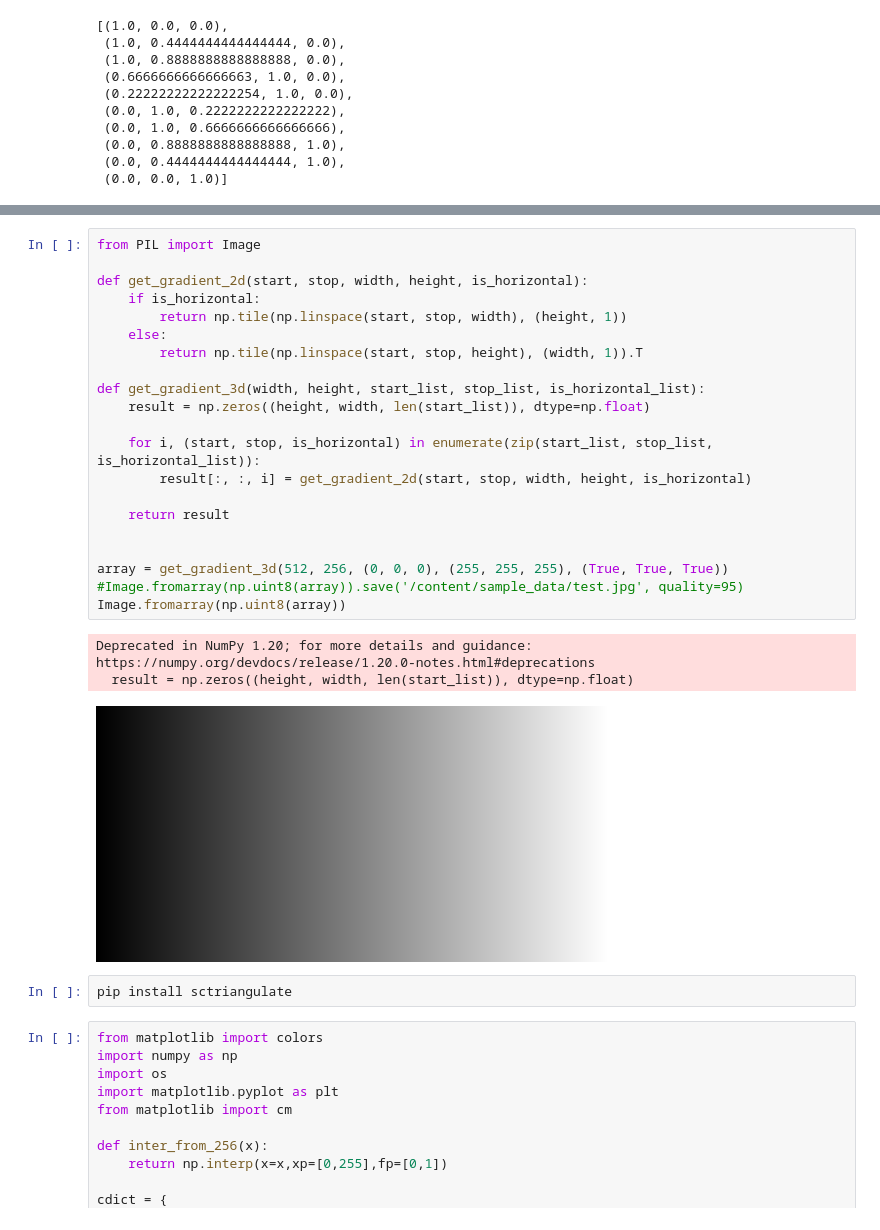
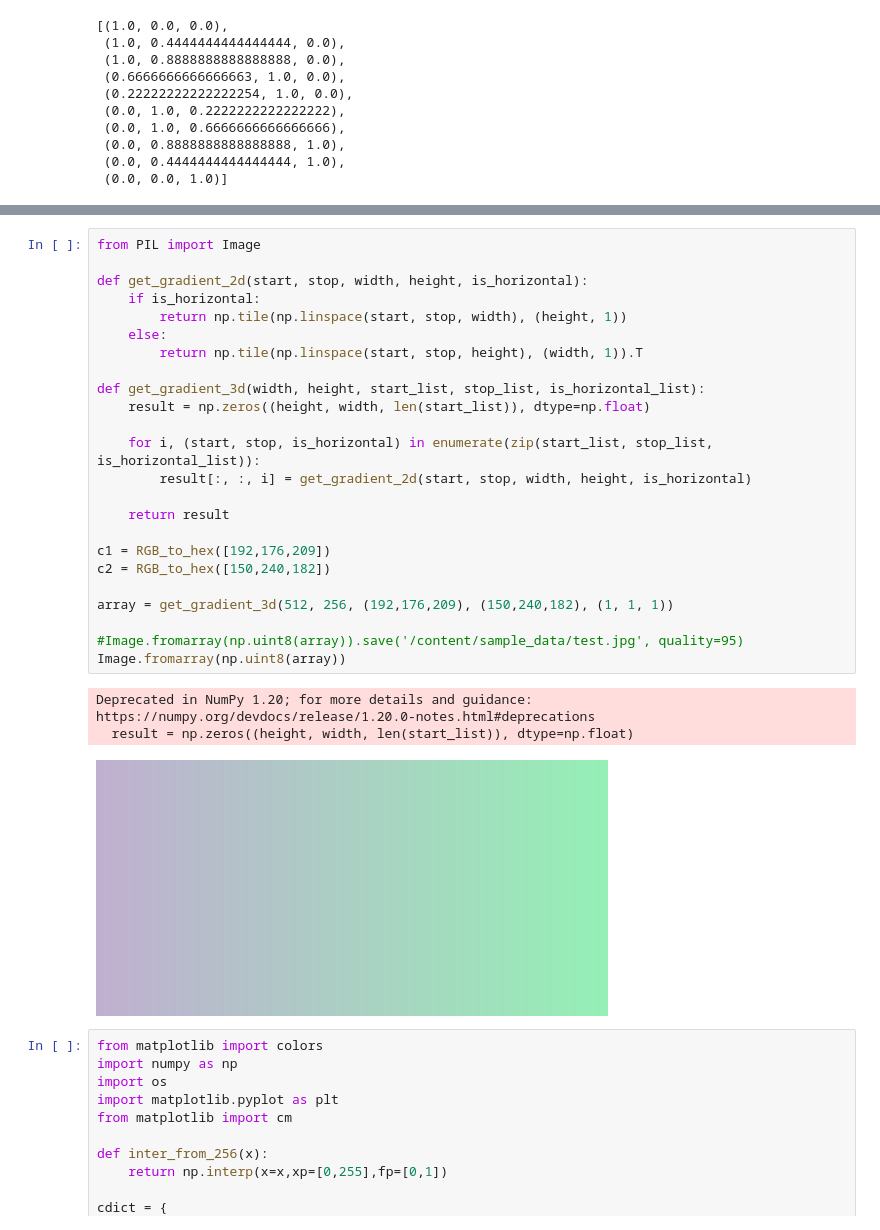
Before and after one commit to mr-usurper/aura_vis, a Jupyter notebook: aura_viz.ipynb, the cells around one changed output, grey strips where cells are left out. Cells and saved outputs as stored; diff of their text form.

```diff
--- a/aura_viz.ipynb
+++ b/aura_viz.ipynb
@@ -321,30 +266,31 @@ if __name__ == '__main__':
 # %%
 from PIL import Image
 
 def get_gradient_2d(start, stop, width, height, is_horizontal):
     if is_horizontal:
         return np.tile(np.linspace(start, stop, width), (height, 1))
     else:
         return np.tile(np.linspace(start, stop, height), (width, 1)).T
 
 def get_gradient_3d(width, height, start_list, stop_list, is_horizontal_list):
     result = np.zeros((height, width, len(start_list)), dtype=np.float)
 
     for i, (start, stop, is_horizontal) in enumerate(zip(start_list, stop_list, is_horizontal_list)):
         result[:, :, i] = get_gradient_2d(start, stop, width, height, is_horizontal)
 
     return result
 
+c1 = RGB_to_hex([192,176,209])
+c2 = RGB_to_hex([150,240,182])
 
-array = get_gradient_3d(512, 256, (0, 0, 0), (255, 255, 255), (True, True, True))
+array = get_gradient_3d(512, 256, (192,176,209), (150,240,182), (1, 1, 1))
+
 #Image.fromarray(np.uint8(array)).save('/content/sample_data/test.jpg', quality=95)
 Image.fromarray(np.uint8(array))
 # %% [output]
 Deprecated in NumPy 1.20; for more details and guidance: https://numpy.org/devdocs/release/1.20.0-notes.html#deprecations
   result = np.zeros((height, width, len(start_list)), dtype=np.float)
-[figure, old version]
+[figure, new version]
-# %%
-pip install sctriangulate
 # %%
 from matplotlib import colors
 import numpy as np
```
Also changed, not shown: parts of 12 cells of this notebook.
